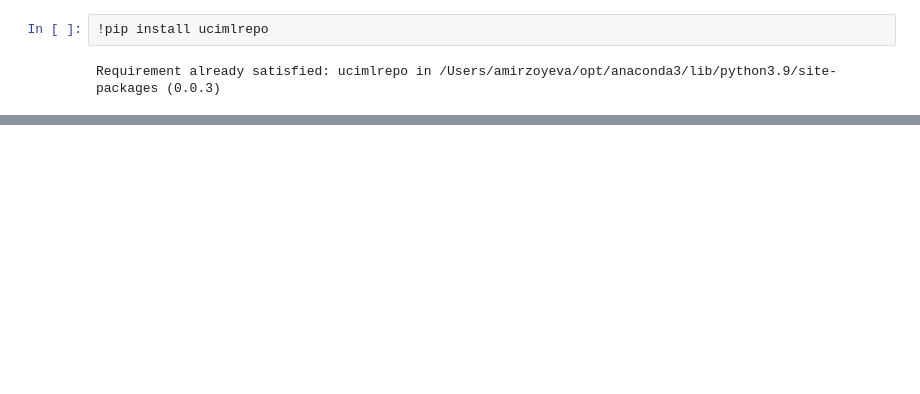
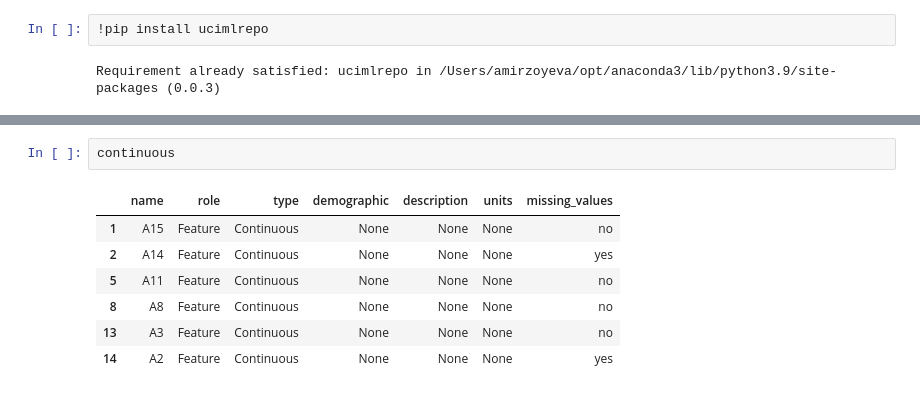
Before and after one commit to aeshef/AlgoTradingLiterature, a Jupyter notebook: ResearchProject.ipynb, the cells around one changed output, grey strips where cells are left out. Cells and saved outputs as stored; diff of their text form; blank space fills up the shorter version.

```diff
--- a/ResearchProject.ipynb
+++ b/ResearchProject.ipynb
@@ -54,0 +70,10 @@ print(finished_blanks)
+# %%
+continuous
+# %% [output]
+|  | name | role | type | demographic | description | units | missing_values |
+| 1 | A15 | Feature | Continuous | None | None | None | no |
+| 2 | A14 | Feature | Continuous | None | None | None | yes |
+| 5 | A11 | Feature | Continuous | None | None | None | no |
+| 8 | A8 | Feature | Continuous | None | None | None | no |
+| 13 | A3 | Feature | Continuous | None | None | None | no |
+| 14 | A2 | Feature | Continuous | None | None | None | yes |
```
Also changed, not shown: parts of 14 cells of this notebook.
